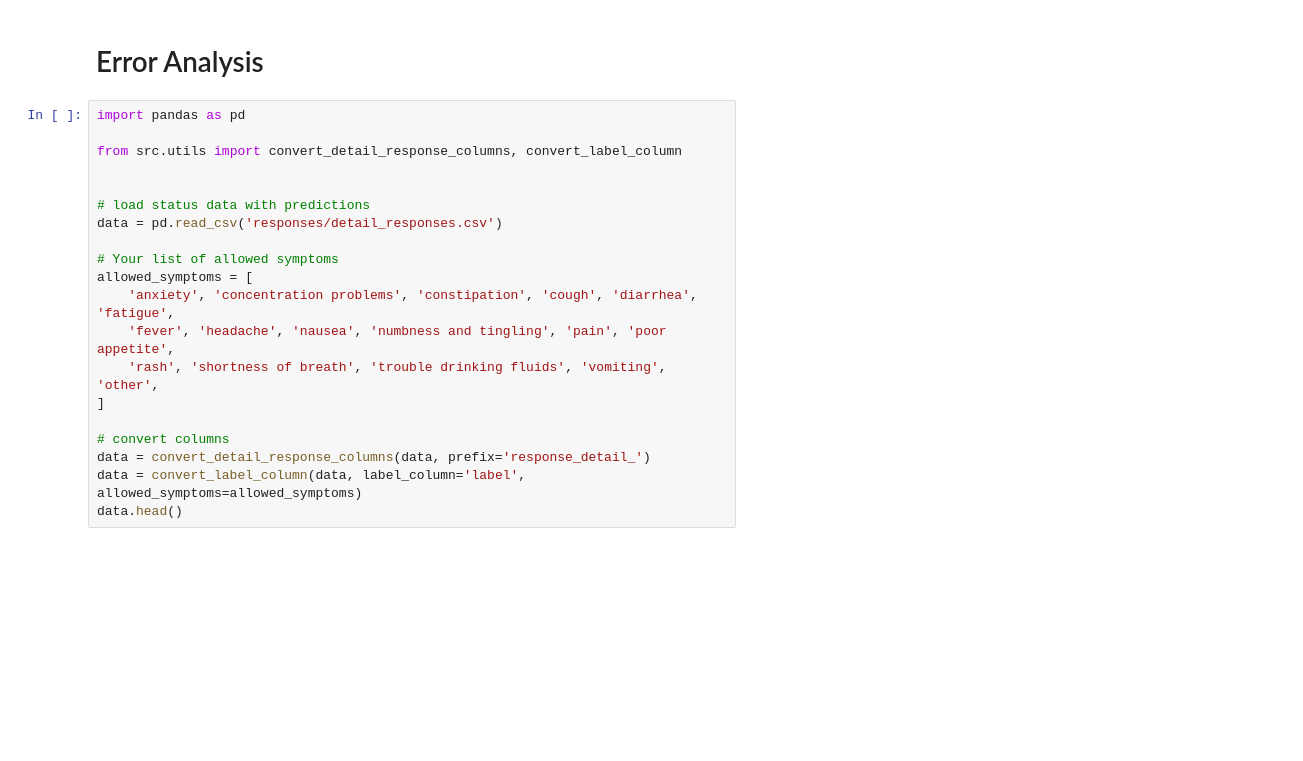
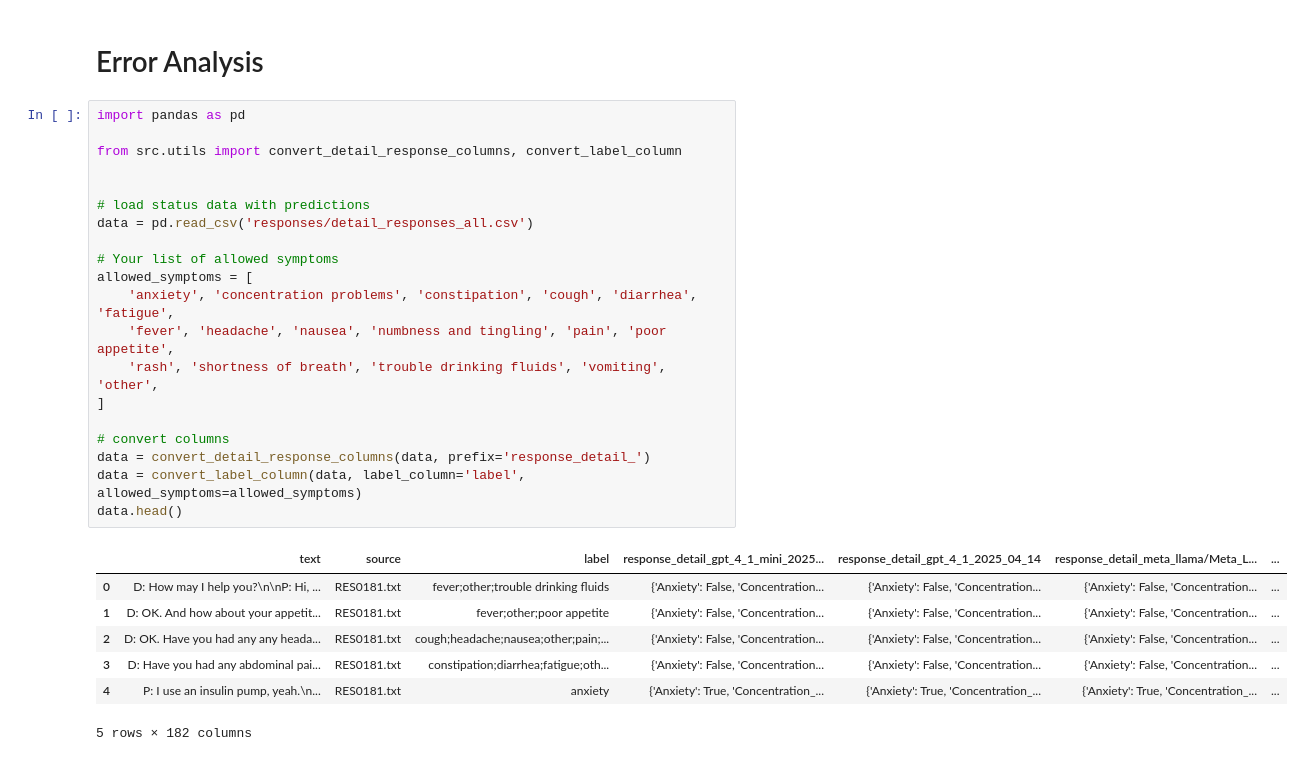
Before and after one commit to lindvalllab/symptom-extraction-demo, a Jupyter notebook: demo.ipynb, the cells around one changed output. Saved outputs shown, nothing was run; the diff lists cells and outputs as text; blank space fills up the shorter version.

```diff
--- a/demo.ipynb
+++ b/demo.ipynb
@@ -432,20 +432,28 @@ symptom_fig_df
 # %%
 import pandas as pd
 
 from src.utils import convert_detail_response_columns, convert_label_column
 
 
 # load status data with predictions
-data = pd.read_csv('responses/detail_responses.csv')
+data = pd.read_csv('responses/detail_responses_all.csv')
 
 # Your list of allowed symptoms
 allowed_symptoms = [
     'anxiety', 'concentration problems', 'constipation', 'cough', 'diarrhea', 'fatigue',
     'fever', 'headache', 'nausea', 'numbness and tingling', 'pain', 'poor appetite',
     'rash', 'shortness of breath', 'trouble drinking fluids', 'vomiting', 'other',
 ]
 
 # convert columns
 data = convert_detail_response_columns(data, prefix='response_detail_')
 data = convert_label_column(data, label_column='label', allowed_symptoms=allowed_symptoms)
 data.head()
+# %% [output]
+|  | text | source | label | response_detail_gpt_4_1_mini_2025... | response_detail_gpt_4_1_2025_04_14 | response_detail_meta_llama/Meta_L... | ... |
+| 0 | D: How may I help you?\n\nP: Hi, ... | RES0181.txt | fever;other;trouble drinking fluids | {'Anxiety': False, 'Concentration... | {'Anxiety': False, 'Concentration... | {'Anxiety': False, 'Concentration... | ... |
+| 1 | D: OK. And how about your appetit... | RES0181.txt | fever;other;poor appetite | {'Anxiety': False, 'Concentration... | {'Anxiety': False, 'Concentration... | {'Anxiety': False, 'Concentration... | ... |
+| 2 | D: OK. Have you had any any heada... | RES0181.txt | cough;headache;nausea;other;pain;... | {'Anxiety': False, 'Concentration... | {'Anxiety': False, 'Concentration... | {'Anxiety': False, 'Concentration... | ... |
+| 3 | D: Have you had any abdominal pai... | RES0181.txt | constipation;diarrhea;fatigue;oth... | {'Anxiety': False, 'Concentration... | {'Anxiety': False, 'Concentration... | {'Anxiety': False, 'Concentration... | ... |
+| 4 | P: I use an insulin pump, yeah.\n... | RES0181.txt | anxiety | {'Anxiety': True, 'Concentration_... | {'Anxiety': True, 'Concentration_... | {'Anxiety': True, 'Concentration_... | ... |
+5 rows × 182 columns
```
Also changed, not shown: parts of 2 cells of this notebook.
